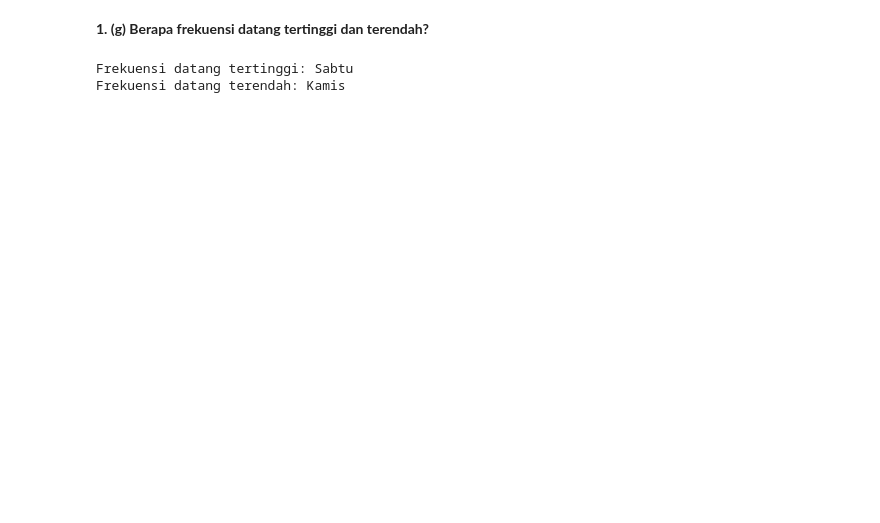
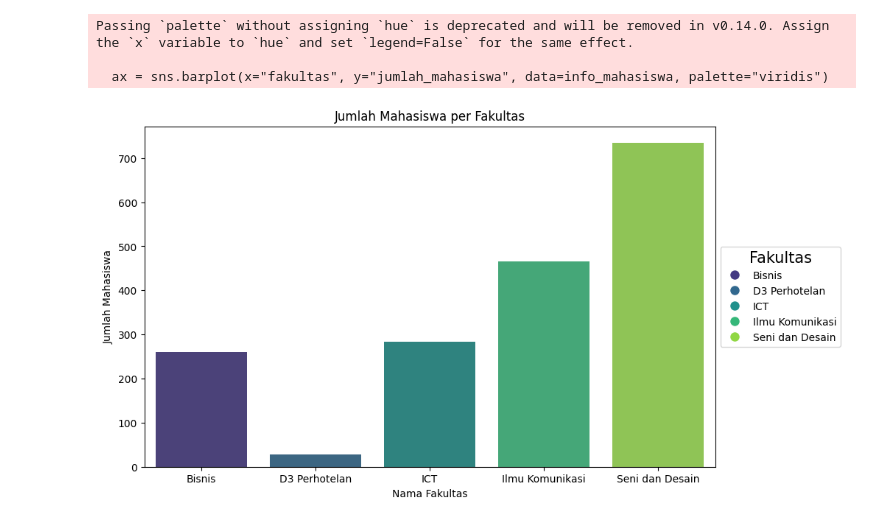
Before and after one commit to Dinoxxc/machine_learning, a Jupyter notebook: UTS/Kasus/Jawaban2.ipynb, the cells around one changed output. Saved outputs shown, nothing was run; the diff lists cells and outputs as text; code cells hidden in the pictures; blank space fills up the shorter version.

```diff
--- a/UTS/Kasus/Jawaban2.ipynb
+++ b/UTS/Kasus/Jawaban2.ipynb
@@ -19,18 +19,31 @@
     </tr>
   </table>
 </div>
-# %% [markdown]
-**1. (g) Berapa frekuensi datang tertinggi dan terendah?**
-# %%
-import pandas as pd
-
-df = pd.read_csv('dataset.csv')
-
-frekuensi_datang_tertinggi = df.loc[df['Datang'].idxmax()]['Hari']
-frekuensi_datang_terendah = df.loc[df['Datang'].idxmin()]['Hari']
-
-print(f"Frekuensi datang tertinggi: {frekuensi_datang_tertinggi}")
-print(f"Frekuensi datang terendah: {frekuensi_datang_terendah}")
-# %% [output]
-Frekuensi datang tertinggi: Sabtu
-Frekuensi datang terendah: Kamis
+# %%
+import seaborn as sns
+import matplotlib.pyplot as plt
+import pandas as pd
+
+fakultas = ["Bisnis", "D3 Perhotelan", "ICT", "Ilmu Komunikasi", "Seni dan Desain"]
+jumlah_mahasiswa = [260, 28, 284, 465, 735]
+akreditasi = ["A", "A", "B", "A", "A"]
+info_mahasiswa = pd.DataFrame({"fakultas": fakultas, "jumlah_mahasiswa": jumlah_mahasiswa, "akreditasi": akreditasi})
+
+plt.figure(figsize=(10, 6))
+ax = sns.barplot(x="fakultas", y="jumlah_mahasiswa", data=info_mahasiswa, palette="viridis")
+
+plt.xlabel("Nama Fakultas")
+plt.ylabel("Jumlah Mahasiswa")
+plt.title("Jumlah Mahasiswa per Fakultas")
+
+colors = sns.color_palette("viridis", n_colors=len(fakultas))
+legend_labels = [plt.Line2D([0], [0], marker='o', color='w', markerfacecolor=color, markersize=10, label=fakultas[i]) for i, color in enumerate(colors)]
+ax.legend(handles=legend_labels, title="Fakultas", title_fontsize='15', bbox_to_anchor=(1, 0.5), loc='center left')
+
+plt.xticks()
+plt.show()
+# %% [output]
+Passing `palette` without assigning `hue` is deprecated and will be removed in v0.14.0. Assign the `x` variable to `hue` and set `legend=False` for the same effect.
+
+  ax = sns.barplot(x="fakultas", y="jumlah_mahasiswa", data=info_mahasiswa, palette="viridis")
+[figure, added]
```
